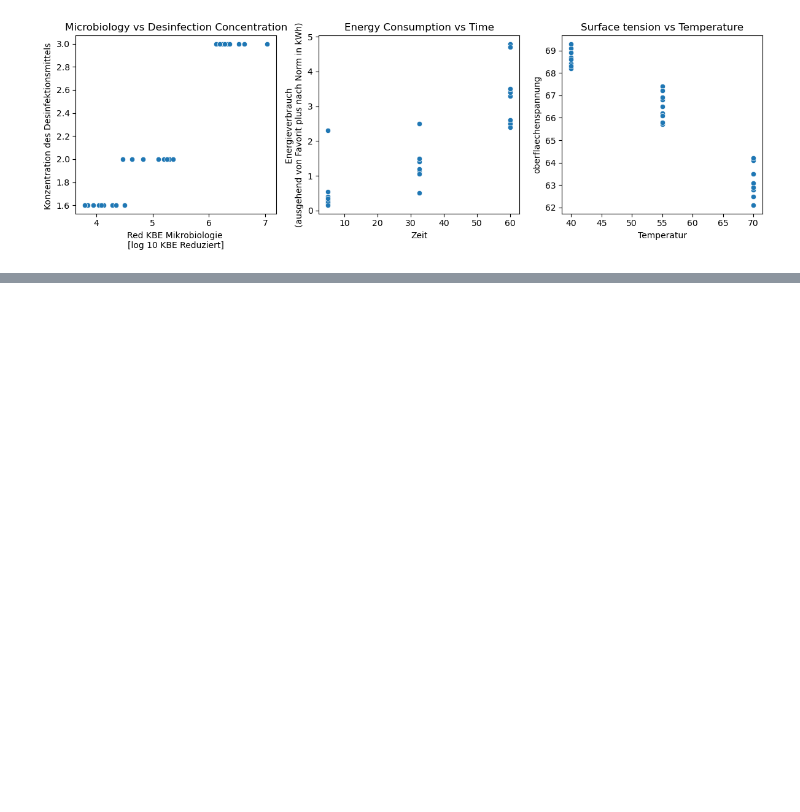
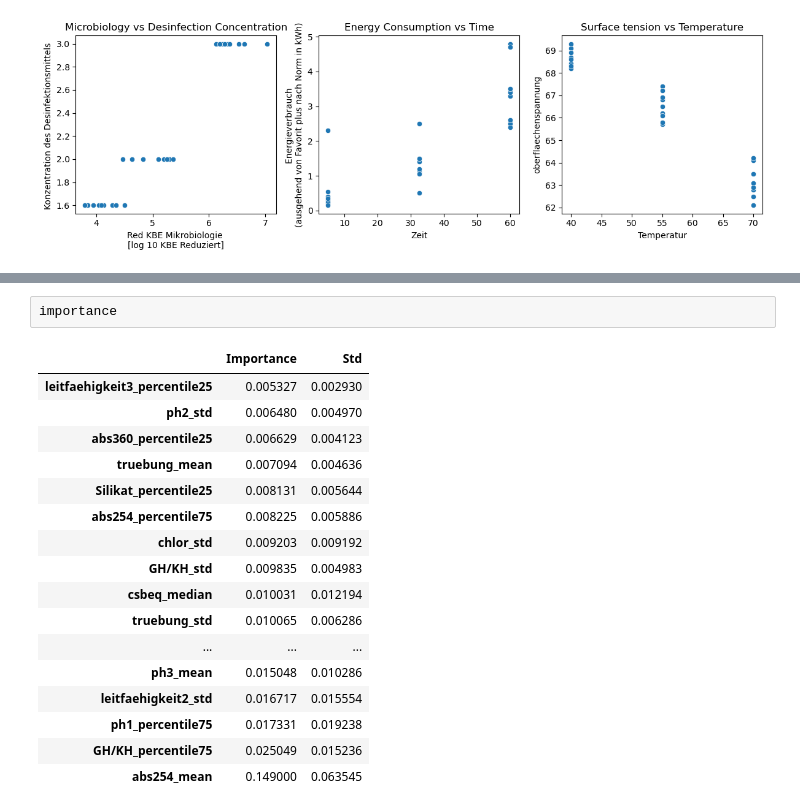
Before and after one commit to IlliaRohalskyi/ImproClean, a Jupyter notebook: Notebooks/analysis.ipynb, the cells around one changed output, grey strips where cells are left out. Drawn from its saved outputs; the diff is of its cells as text; blank space fills up the shorter version.

```diff
--- a/Notebooks/analysis.ipynb
+++ b/Notebooks/analysis.ipynb
@@ -134,0 +230,20 @@ Text(0.5, 1.0, 'SHAPIRO P_VALUE: 0.0099')
+# %%
+importance
+# %% [output]
+|  | Importance | Std |
+| leitfaehigkeit3_percentile25 | 0.005327 | 0.002930 |
+| ph2_std | 0.006480 | 0.004970 |
+| abs360_percentile25 | 0.006629 | 0.004123 |
+| truebung_mean | 0.007094 | 0.004636 |
+| Silikat_percentile25 | 0.008131 | 0.005644 |
+| abs254_percentile75 | 0.008225 | 0.005886 |
+| chlor_std | 0.009203 | 0.009192 |
+| GH/KH_std | 0.009835 | 0.004983 |
+| csbeq_median | 0.010031 | 0.012194 |
+| truebung_std | 0.010065 | 0.006286 |
+| ... | ... | ... |
+| ph3_mean | 0.015048 | 0.010286 |
+| leitfaehigkeit2_std | 0.016717 | 0.015554 |
+| ph1_percentile75 | 0.017331 | 0.019238 |
+| GH/KH_percentile75 | 0.025049 | 0.015236 |
+| abs254_mean | 0.149000 | 0.063545 |
```
Also changed, not shown: parts of 8 cells of this notebook.
